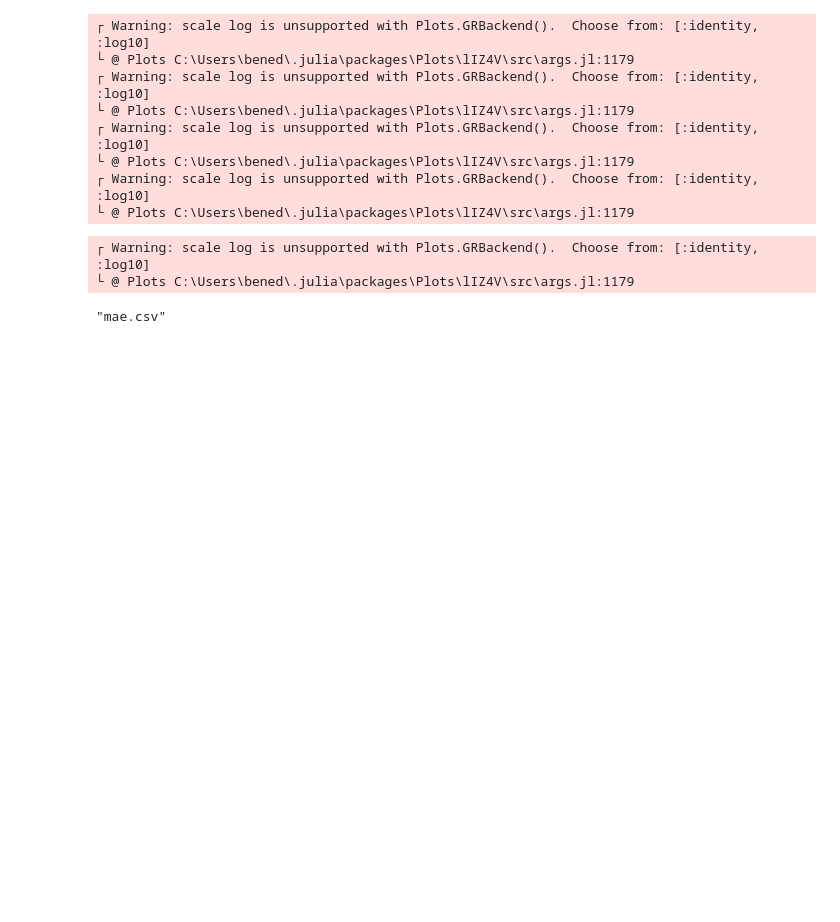
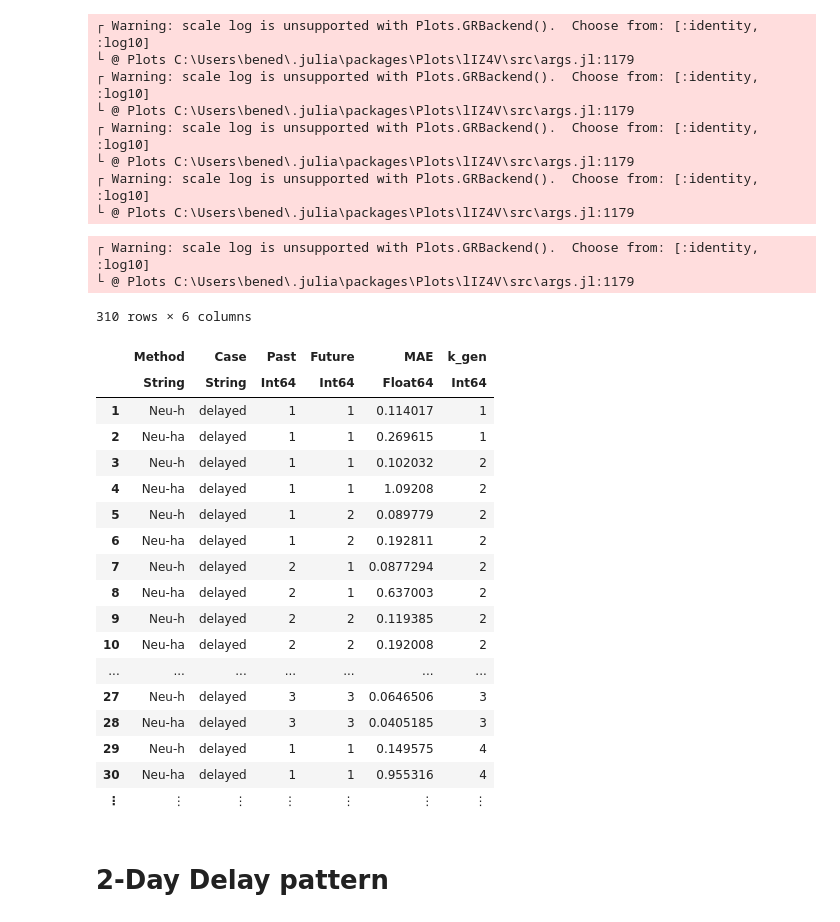
Before and after one commit to timueh/COVID-19, a Jupyter notebook: Synth_data_evaluation.ipynb, the cells around one changed output. Cells and saved outputs as stored; diff of their text form; code cells hidden in the pictures; blank space fills up the shorter version.

```diff
--- a/Synth_data_evaluation.ipynb
+++ b/Synth_data_evaluation.ipynb
@@ -63,20 +57,27 @@ function mae(pred::Vector, gt::CSV.Column{Float64,Float64})
    mean(abs.(pred - gt))
 end
 
-function parameter_search(df::DataFrame, past::Array{Int64,1}, future::Array{Int64,1}, data_col::String, k_gen::Int)
-    result_r = DataFrame(Method = String[], Case= String[], Past = Int[], Future = Int[], MAE = Float64[])
-    result_n = DataFrame(Method = String[], Case= String[], Past = Int[], Future = Int[], MAE = Float64[])
+function parameter_search(df::DataFrame, past::Array{Int64,1}, future::Array{Int64,1}, k_gen:: Array{Int64,1}, data_col::String)
+    result_r = DataFrame(Method = String[], Case= String[], Past = Int[], Future = Int[], MAE = Float64[], k_gen=Int[])
+    result_n = DataFrame(Method = String[], Case= String[], Past = Int[], Future = Int[], MAE = Float64[], k_gen=Int[])
     df_cases = get_data(df, days_col = "k", data_col = data_col, kind = "cases")
     r_true = df[!, "true R"]
-
-    for i in past
-       for j in future
-            neu_h_N, neu_h_R = build_R(df_cases; past = i, future = j, k_gen = k_gen)
-            error = mean(abs.(neu_h_R.R[(11 - i - j):length(neu_h_R.R)]- r_true[1:(length(neu_h_R.R) - 10 + i + j)]))
-            push!(result_r, ["Neu-h", data_col, i, j, error])
-            neu_ha_N, neu_ha_R = build_R_acausal_new(df_cases; past = i, future = j, k_gen = k_gen)
-            error = mean(abs.(neu_ha_R.R[(11 - i - j):length(neu_h_R.R)] -r_true[1:(length(neu_ha_R.R)- 10 + i + j)]))
-            push!(result_r, ["Neu-ha", data_col, i, j, error])
+    for k in k_gen
+        for i in past
+            if i > k
+                break
+            end
+            for j in future
+                if j > k
+                    break
+                end
+                neu_h_N, neu_h_R = build_R(df_cases; past = i, future = j, k_gen = k)
+                error = mean(abs.(neu_h_R.R[max(1, 11 - i - j):length(neu_h_R.R)]- r_true[(max(1,11 - i -j)+ k + i):(length(r_true)- j)]))
+                push!(result_r, ["Neu-h", data_col, i, j, error, k])
+                neu_ha_N, neu_ha_R = build_R_acausal_new(df_cases; past = i, future = j, k_gen = k)
+                error = mean(abs.(neu_ha_R.R[max(1, 11 - i - j):length(neu_h_R.R)] -r_true[(max(1,11 - i -j)+ k + i):(length(r_true)- j)]))
+                push!(result_r, ["Neu-ha", data_col, i, j, error, k])
+            end
         end
     end
     return result_r
@@ -185,7 +190,28 @@ plot!(neu_h_N.days, neu_h_N.cases, label="NEU-H")
 plot!(neu_ha_N.days, neu_ha_N.cases, label="NEU-HA")
 plot!(index, cases, label="Cases")
 # %%
-result = parameter_search(df, collect(1:4), collect(1:4), "delayed", 4)
-CSV.write("mae.csv", result)
+result = parameter_search(df, collect(1:5), collect(1:5),  collect(1:9), "delayed")
+CSV.write("mae_1day.csv", result)
+result
 # %% [output]
-"mae.csv"
+310 rows × 6 columns
+|  | Method | Case | Past | Future | MAE | k_gen |
+|  | String | String | Int64 | Int64 | Float64 | Int64 |
+| 1 | Neu-h | delayed | 1 | 1 | 0.114017 | 1 |
+| 2 | Neu-ha | delayed | 1 | 1 | 0.269615 | 1 |
+| 3 | Neu-h | delayed | 1 | 1 | 0.102032 | 2 |
+| 4 | Neu-ha | delayed | 1 | 1 | 1.09208 | 2 |
+| 5 | Neu-h | delayed | 1 | 2 | 0.089779 | 2 |
+| 6 | Neu-ha | delayed | 1 | 2 | 0.192811 | 2 |
+| 7 | Neu-h | delayed | 2 | 1 | 0.0877294 | 2 |
+| 8 | Neu-ha | delayed | 2 | 1 | 0.637003 | 2 |
+| 9 | Neu-h | delayed | 2 | 2 | 0.119385 | 2 |
+| 10 | Neu-ha | delayed | 2 | 2 | 0.192008 | 2 |
+| ... | ... | ... | ... | ... | ... | ... |
+| 27 | Neu-h | delayed | 3 | 3 | 0.0646506 | 3 |
+| 28 | Neu-ha | delayed | 3 | 3 | 0.0405185 | 3 |
+| 29 | Neu-h | delayed | 1 | 1 | 0.149575 | 4 |
+| 30 | Neu-ha | delayed | 1 | 1 | 0.955316 | 4 |
+| ⋮ | ⋮ | ⋮ | ⋮ | ⋮ | ⋮ | ⋮ |
+# %% [markdown]
+# 2-Day Delay pattern
```
Also changed, not shown: parts of 9 cells of this notebook, 4 other files.
